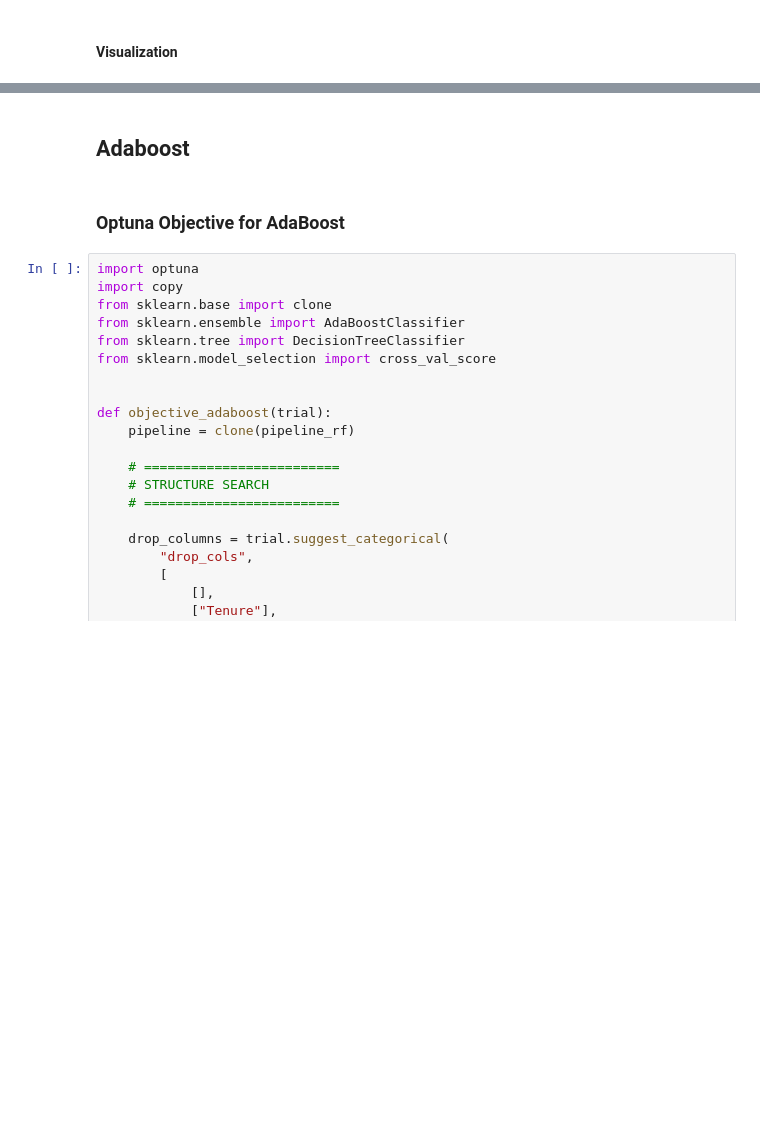
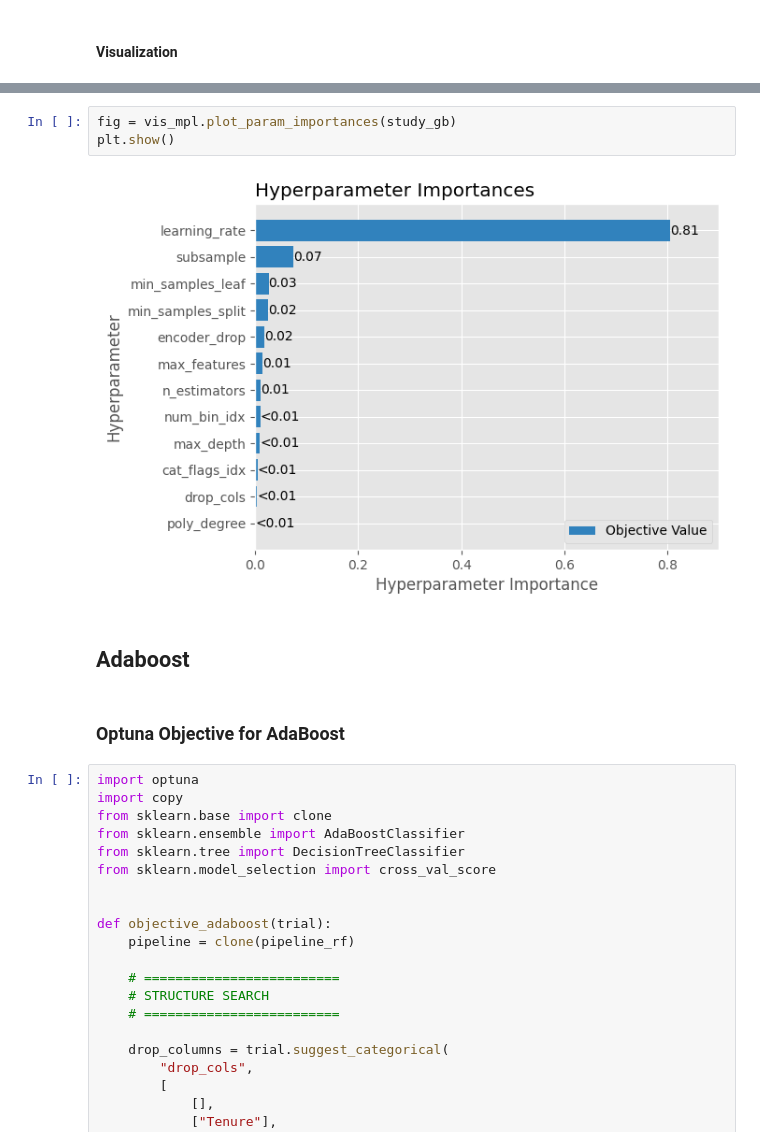
Before and after one commit to Maxstef/data-loves-ml-for-people-course, a Jupyter notebook: notebooks/2_4_ensembles_cross_val/0_8_bank_customer_ensembles_optuna.ipynb, the cells around one changed output, grey strips where cells are left out. Cells and saved outputs as stored; diff of their text form; blank space fills up the shorter version.

```diff
--- a/notebooks/2_4_ensembles_cross_val/0_8_bank_customer_ensembles.ipynb
+++ b/notebooks/2_4_ensembles_cross_val/0_8_bank_customer_ensembles_optuna.ipynb
@@ -615,3 +849,8 @@ plt.show()
+# %%
+fig = vis_mpl.plot_param_importances(study_gb)
+plt.show()
+# %% [output]
+[figure, added]
 # %% [markdown]
 ## Adaboost
 # %% [markdown]
```
Also changed, not shown: parts of 24 cells of this notebook.
